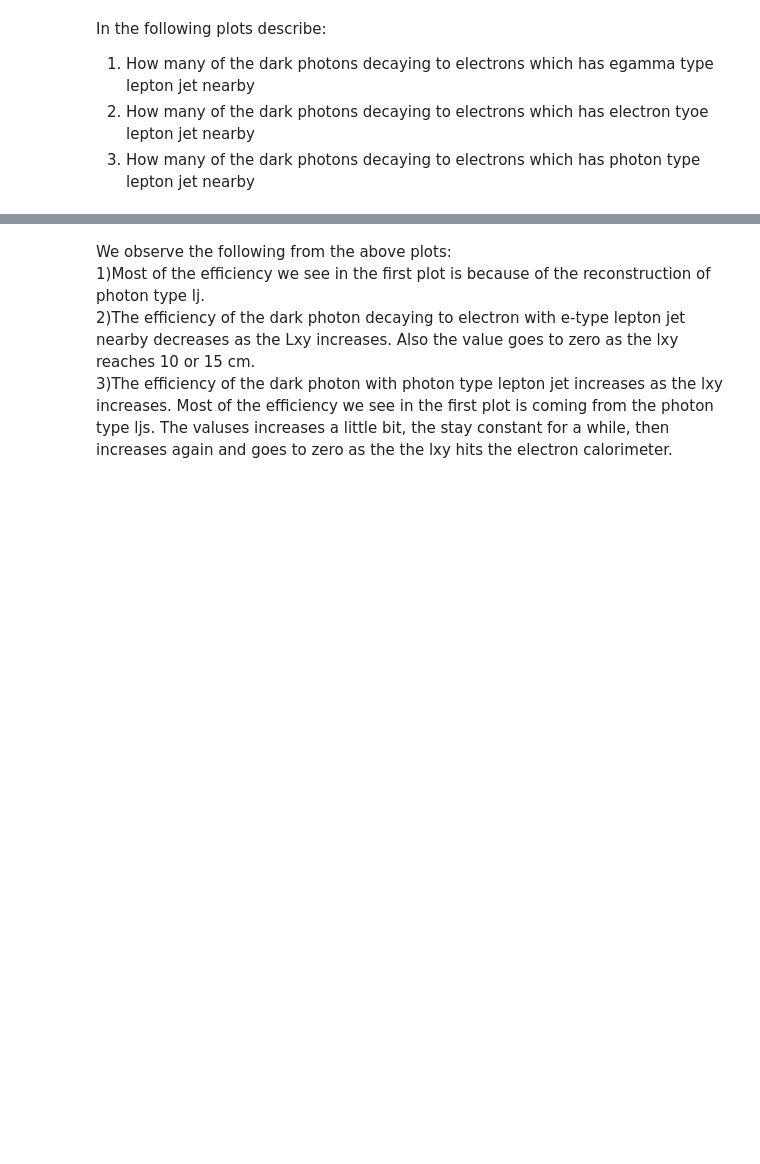
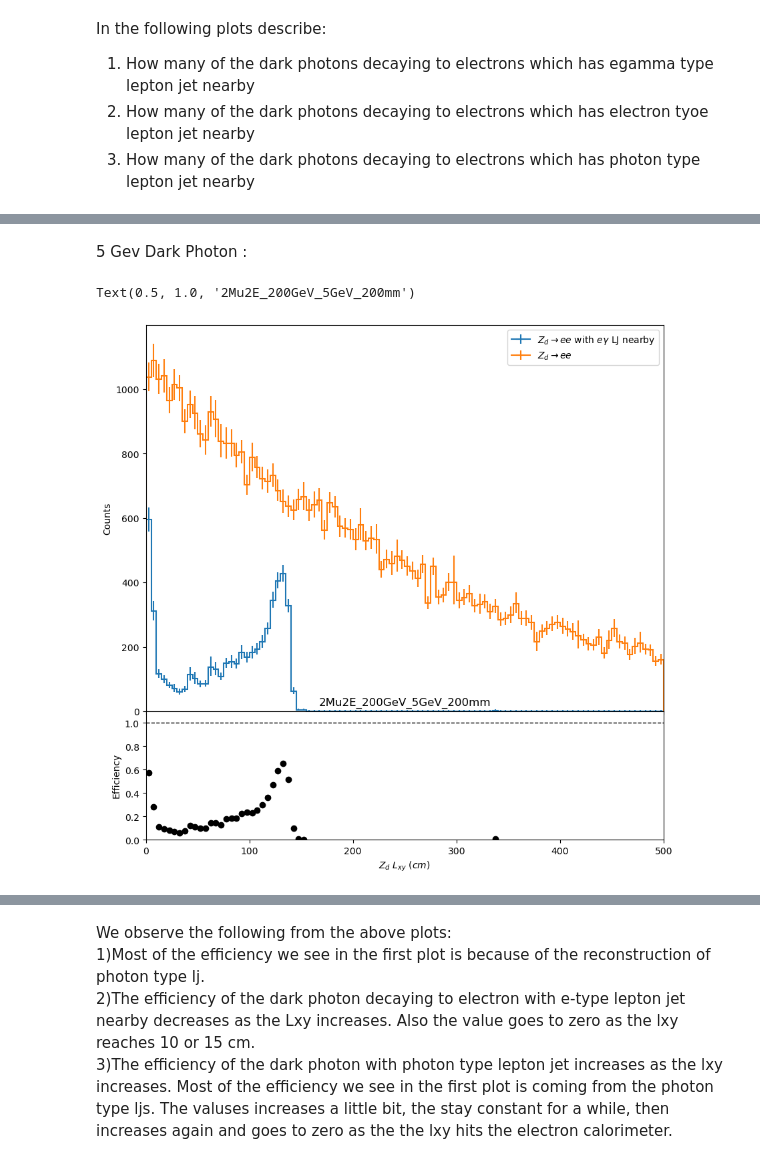
Before and after one commit to yfv2ev/SIDM, a Jupyter notebook: sidm/studies/darkPhotonLxyEffiEorGLj.ipynb, the cells around one changed output, grey strips where cells are left out. Saved outputs shown, nothing was run; the diff lists cells and outputs as text; code cells hidden in the pictures; blank space fills up the shorter version.

```diff
--- a/sidm/studies/darkPhotonLxyEffiEorGLj.ipynb
+++ b/sidm/studies/darkPhotonLxyEffiEorGLj.ipynb
@@ -114,0 +119,14 @@ Text(0.5, 1.0, '2Mu2E_1000GeV_5GeV_40mm')
+# %% [markdown]
+5 Gev Dark Photon :
+# %%
+plt.figure(figsize=(10,10))
+output["out"][ "2Mu2E_200GeV_5GeV_200mm"]["hists"]["genA_toE_matched_egmLj_lxy"][ch1,:].plot_ratio(
+       output["out"][ "2Mu2E_200GeV_5GeV_200mm"]["hists"]["genAs_toE_lxy"][ch1,:],
+       rp_num_label=r"$Z_d \rightarrow ee$ with $e\gamma$ LJ nearby",
+       rp_denom_label=r"$Z_d \rightarrow ee $",
+       rp_uncert_draw_type="line",
+       rp_uncertainty_type="efficiency")
+plt.title( "2Mu2E_200GeV_5GeV_200mm")
+# %% [output]
+Text(0.5, 1.0, '2Mu2E_200GeV_5GeV_200mm')
+[figure, added]
```
Also changed, not shown: parts of 7 cells of this notebook.
